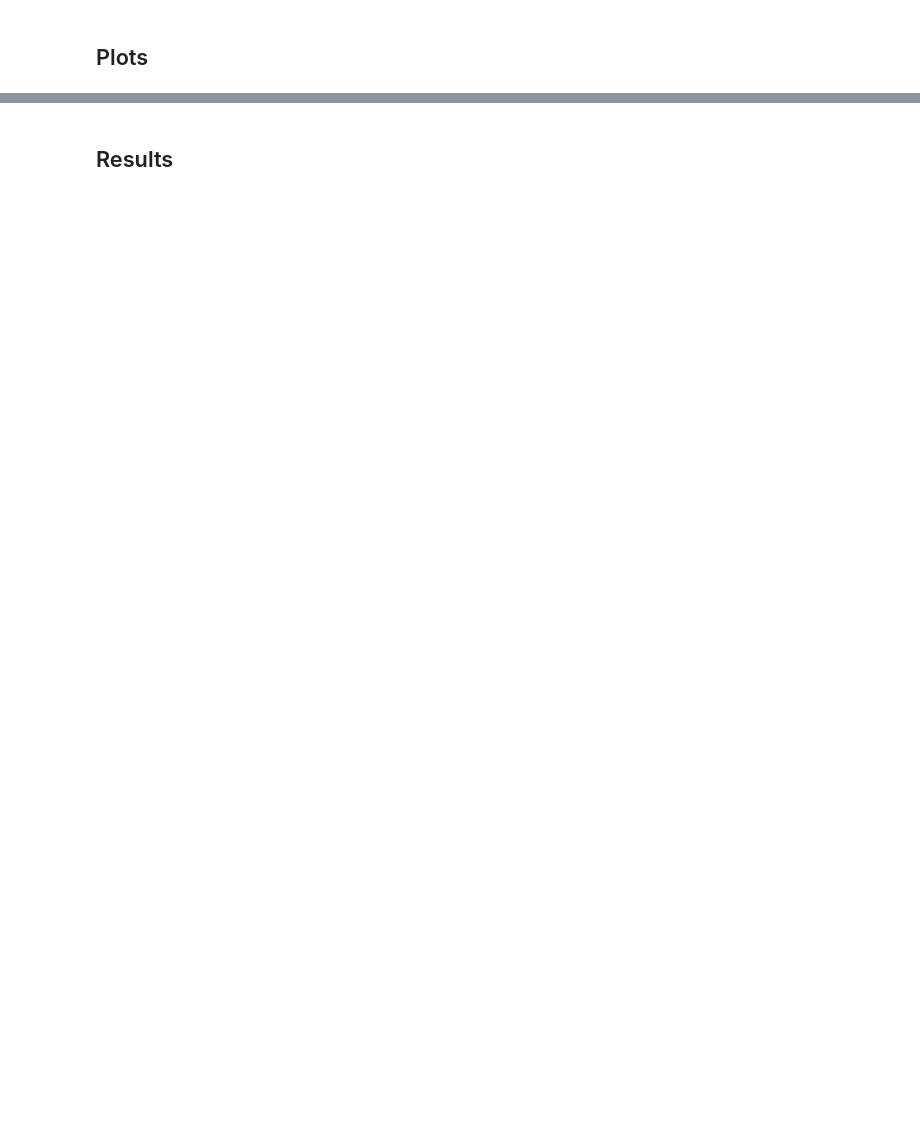
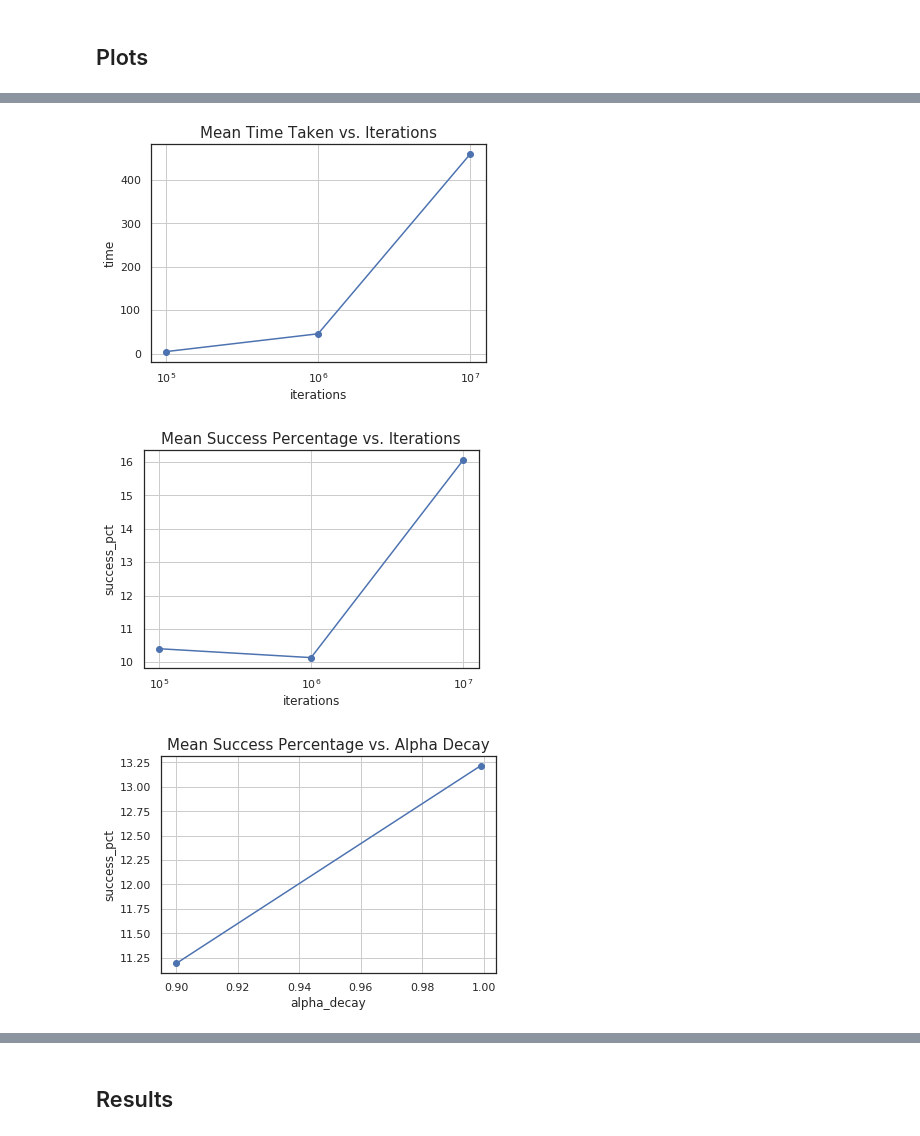
Before and after one commit to reedipher/CS-7641-reinforcement_learning, a Jupyter notebook: code/frozen.ipynb, the cells around one changed output, grey strips where cells are left out. Saved outputs shown, nothing was run; the diff lists cells and outputs as text; code cells hidden in the pictures; blank space fills up the shorter version.

```diff
--- a/code/frozen.ipynb
+++ b/code/frozen.ipynb
@@ -617,0 +648,40 @@ ql_data.head()
+# %%
+def plot_QL(dependent, independent, title=None, logscale=False):
+    if dependent not in interest:
+        print('Dependent variable not available')
+        return
+    if independent not in interest:
+        print('Independent variable not available')
+        return
+
+    x = np.unique(df[dependent])
+    y = []
+
+    for i in x:
+        y.append(df.loc[df[dependent] == i][independent].mean())
+
+    fig = plt.figure(figsize=(6,4))
+    plt.plot(x, y, 'o-')
+
+    if title == None:
+        title = independent + ' vs. ' + dependent
+    plt.title(title, fontsize=15)
+    plt.xlabel(dependent)
+    plt.ylabel(independent)
+    plt.grid(True)
+    if logscale:
+        plt.xscale('log')
+
+    title='QL_' + independent + '_vs_' + dependent
+    plt.savefig('./frozen/' + title + '.png', dpi=400)
+# %%
+# Plot values vs. Iterations
+plot_QL('iterations', 'time', title='Mean Time Taken vs. Iterations', logscale=True)
+plot_QL('iterations', 'success_pct', title='Mean Success Percentage vs. Iterations', logscale=True)
+
+# Plot alpha decay vs success pct
+plot_QL('alpha_decay', 'success_pct', title='Mean Success Percentage vs. Alpha Decay')
+# %% [output]
+[figure, added]
+[figure, added]
+[figure, added]
```
Also changed, not shown: parts of 8 cells of this notebook, 9 other files.
